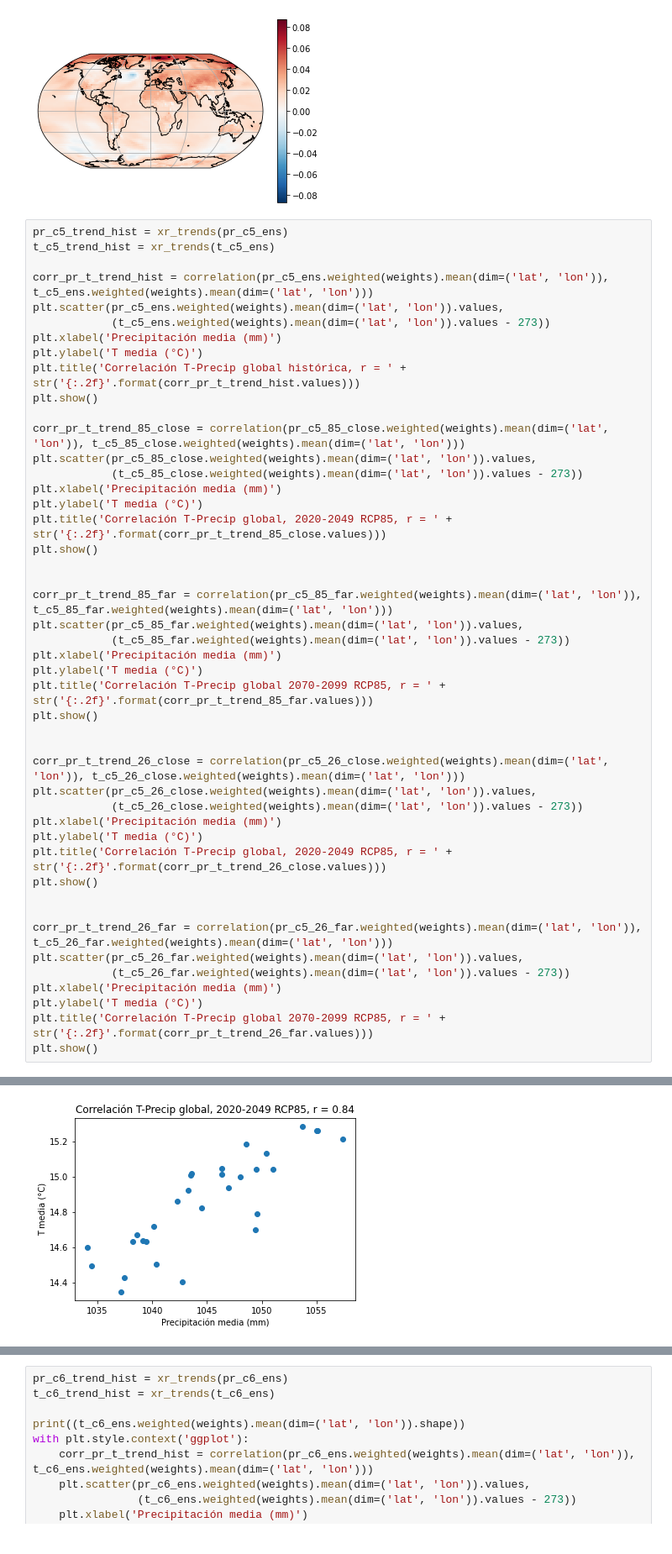
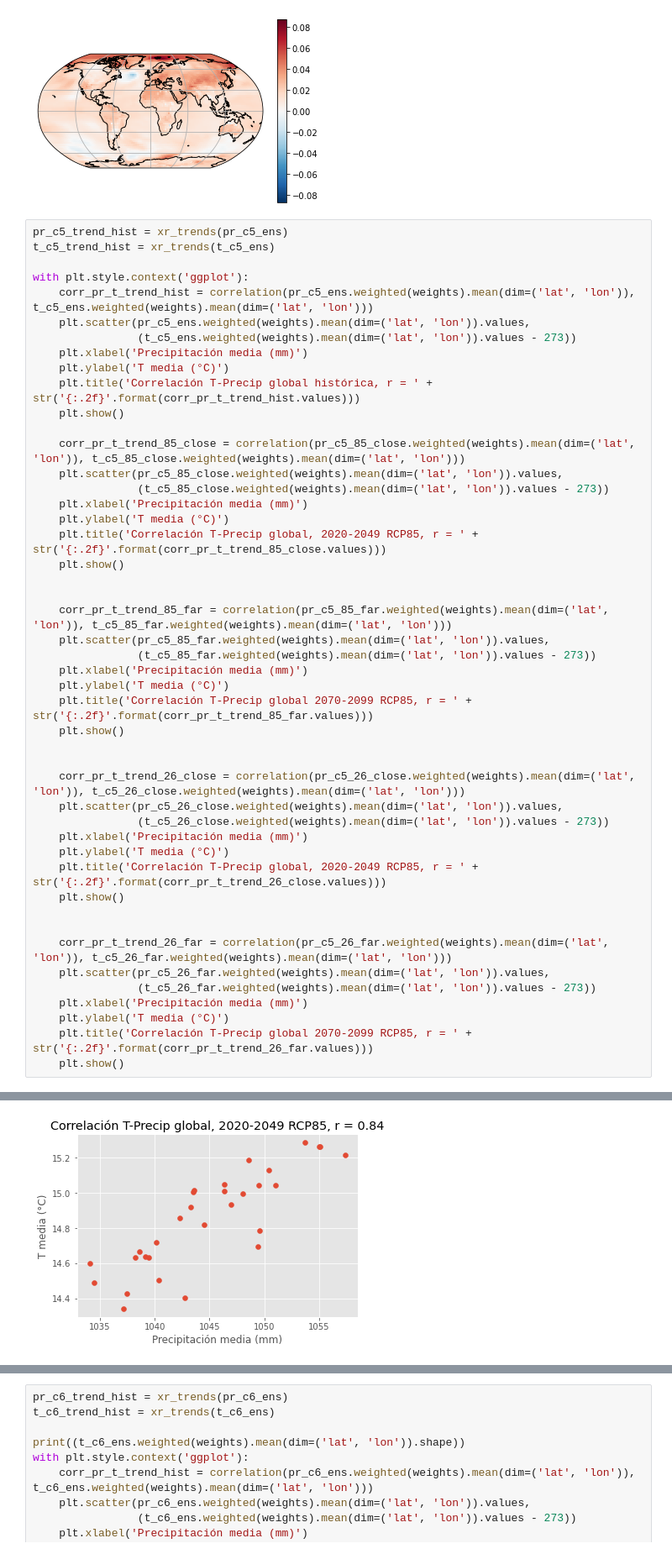
Before and after one commit to blychs/climatologia_fisica, a Jupyter notebook: practica4.ipynb, the cells around one changed output, grey strips where cells are left out. Shown at 84% size. Cells and saved outputs as stored; diff of their text form.

```diff
--- a/practica4.ipynb
+++ b/practica4.ipynb
@@ -633,46 +635,47 @@ plt.show()
 pr_c5_trend_hist = xr_trends(pr_c5_ens)
 t_c5_trend_hist = xr_trends(t_c5_ens)
 
-corr_pr_t_trend_hist = correlation(pr_c5_ens.weighted(weights).mean(dim=('lat', 'lon')), t_c5_ens.weighted(weights).mean(dim=('lat', 'lon')))
-plt.scatter(pr_c5_ens.weighted(weights).mean(dim=('lat', 'lon')).values,
-            (t_c5_ens.weighted(weights).mean(dim=('lat', 'lon')).values - 273))
-plt.xlabel('Precipitación media (mm)')
-plt.ylabel('T media (°C)')
-plt.title('Correlación T-Precip global histórica, r = ' + str('{:.2f}'.format(corr_pr_t_trend_hist.values)))
-plt.show()
+with plt.style.context('ggplot'):
+    corr_pr_t_trend_hist = correlation(pr_c5_ens.weighted(weights).mean(dim=('lat', 'lon')), t_c5_ens.weighted(weights).mean(dim=('lat', 'lon')))
+    plt.scatter(pr_c5_ens.weighted(weights).mean(dim=('lat', 'lon')).values,
+                (t_c5_ens.weighted(weights).mean(dim=('lat', 'lon')).values - 273))
+    plt.xlabel('Precipitación media (mm)')
+    plt.ylabel('T media (°C)')
+    plt.title('Correlación T-Precip global histórica, r = ' + str('{:.2f}'.format(corr_pr_t_trend_hist.values)))
+    plt.show()
 
-corr_pr_t_trend_85_close = correlation(pr_c5_85_close.weighted(weights).mean(dim=('lat', 'lon')), t_c5_85_close.weighted(weights).mean(dim=('lat', 'lon')))
-plt.scatter(pr_c5_85_close.weighted(weights).mean(dim=('lat', 'lon')).values,
-            (t_c5_85_close.weighted(weights).mean(dim=('lat', 'lon')).values - 273))
-plt.xlabel('Precipitación media (mm)')
-plt.ylabel('T media (°C)')
-plt.title('Correlación T-Precip global, 2020-2049 RCP85, r = ' + str('{:.2f}'.format(corr_pr_t_trend_85_close.values)))
-plt.show()
+    corr_pr_t_trend_85_close = correlation(pr_c5_85_close.weighted(weights).mean(dim=('lat', 'lon')), t_c5_85_close.weighted(weights).mean(dim=('lat', 'lon')))
+    plt.scatter(pr_c5_85_close.weighted(weights).mean(dim=('lat', 'lon')).values,
+                (t_c5_85_close.weighted(weights).mean(dim=('lat', 'lon')).values - 273))
+    plt.xlabel('Precipitación media (mm)')
+    plt.ylabel('T media (°C)')
+    plt.title('Correlación T-Precip global, 2020-2049 RCP85, r = ' + str('{:.2f}'.format(corr_pr_t_trend_85_close.values)))
+    plt.show()
 
 
-corr_pr_t_trend_85_far = correlation(pr_c5_85_far.weighted(weights).mean(dim=('lat', 'lon')), t_c5_85_far.weighted(weights).mean(dim=('lat', 'lon')))
-plt.scatter(pr_c5_85_far.weighted(weights).mean(dim=('lat', 'lon')).values,
-            (t_c5_85_far.weighted(weights).mean(dim=('lat', 'lon')).values - 273))
-plt.xlabel('Precipitación media (mm)')
-plt.ylabel('T media (°C)')
-plt.title('Correlación T-Precip global 2070-2099 RCP85, r = ' + str('{:.2f}'.format(corr_pr_t_trend_85_far.values)))
-plt.show()
+    corr_pr_t_trend_85_far = correlation(pr_c5_85_far.weighted(weights).mean(dim=('lat', 'lon')), t_c5_85_far.weighted(weights).mean(dim=('lat', 'lon')))
+    plt.scatter(pr_c5_85_far.weighted(weights).mean(dim=('lat', 'lon')).values,
+                (t_c5_85_far.weighted(weights).mean(dim=('lat', 'lon')).values - 273))
+    plt.xlabel('Precipitación media (mm)')
+    plt.ylabel('T media (°C)')
+    plt.title('Correlación T-Precip global 2070-2099 RCP85, r = ' + str('{:.2f}'.format(corr_pr_t_trend_85_far.values)))
+    plt.show()
 
 
-corr_pr_t_trend_26_close = correlation(pr_c5_26_close.weighted(weights).mean(dim=('lat', 'lon')), t_c5_26_close.weighted(weights).mean(dim=('lat', 'lon')))
-plt.scatter(pr_c5_26_close.weighted(weights).mean(dim=('lat', 'lon')).values,
-            (t_c5_26_close.weighted(weights).mean(dim=('lat', 'lon')).values - 273))
-plt.xlabel('Precipitación media (mm)')
-plt.ylabel('T media (°C)')
-plt.title('Correlación T-Precip global, 2020-2049 RCP85, r = ' + str('{:.2f}'.format(corr_pr_t_trend_26_close.values)))
-plt.show()
+    corr_pr_t_trend_26_close = correlation(pr_c5_26_close.weighted(weights).mean(dim=('lat', 'lon')), t_c5_26_close.weighted(weights).mean(dim=('lat', 'lon')))
+    plt.scatter(pr_c5_26_close.weighted(weights).mean(dim=('lat', 'lon')).values,
+                (t_c5_26_close.weighted(weights).mean(dim=('lat', 'lon')).values - 273))
+    plt.xlabel('Precipitación media (mm)')
+    plt.ylabel('T media (°C)')
+    plt.title('Correlación T-Precip global, 2020-2049 RCP85, r = ' + str('{:.2f}'.format(corr_pr_t_trend_26_close.values)))
+    plt.show()
 
 
-corr_pr_t_trend_26_far = correlation(pr_c5_26_far.weighted(weights).mean(dim=('lat', 'lon')), t_c5_26_far.weighted(weights).mean(dim=('lat', 'lon')))
-plt.scatter(pr_c5_26_far.weighted(weights).mean(dim=('lat', 'lon')).values,
-            (t_c5_26_far.weighted(weights).mean(dim=('lat', 'lon')).values - 273))
-plt.xlabel('Precipitación media (mm)')
-plt.ylabel('T media (°C)')
-plt.title('Correlación T-Precip global 2070-2099 RCP85, r = ' + str('{:.2f}'.format(corr_pr_t_trend_26_far.values)))
-plt.show()
+    corr_pr_t_trend_26_far = correlation(pr_c5_26_far.weighted(weights).mean(dim=('lat', 'lon')), t_c5_26_far.weighted(weights).mean(dim=('lat', 'lon')))
+    plt.scatter(pr_c5_26_far.weighted(weights).mean(dim=('lat', 'lon')).values,
+                (t_c5_26_far.weighted(weights).mean(dim=('lat', 'lon')).values - 273))
+    plt.xlabel('Precipitación media (mm)')
+    plt.ylabel('T media (°C)')
+    plt.title('Correlación T-Precip global 2070-2099 RCP85, r = ' + str('{:.2f}'.format(corr_pr_t_trend_26_far.values)))
+    plt.show()
 # %% [output]
@@ -680 +683 @@ plt.show()
-[figure, old version]
+[figure, new version]
```
Also changed, not shown: parts of 12 cells of this notebook.
